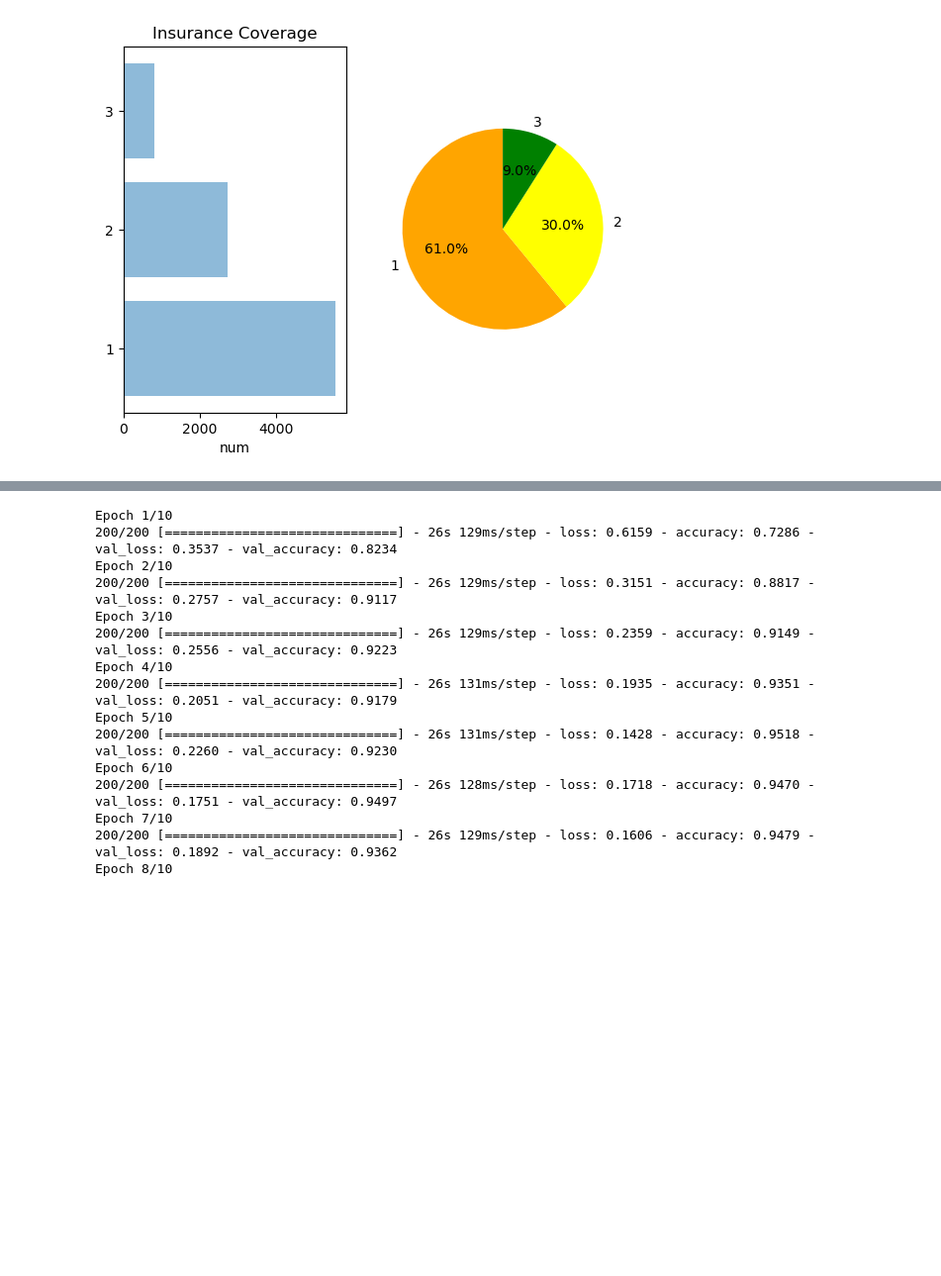
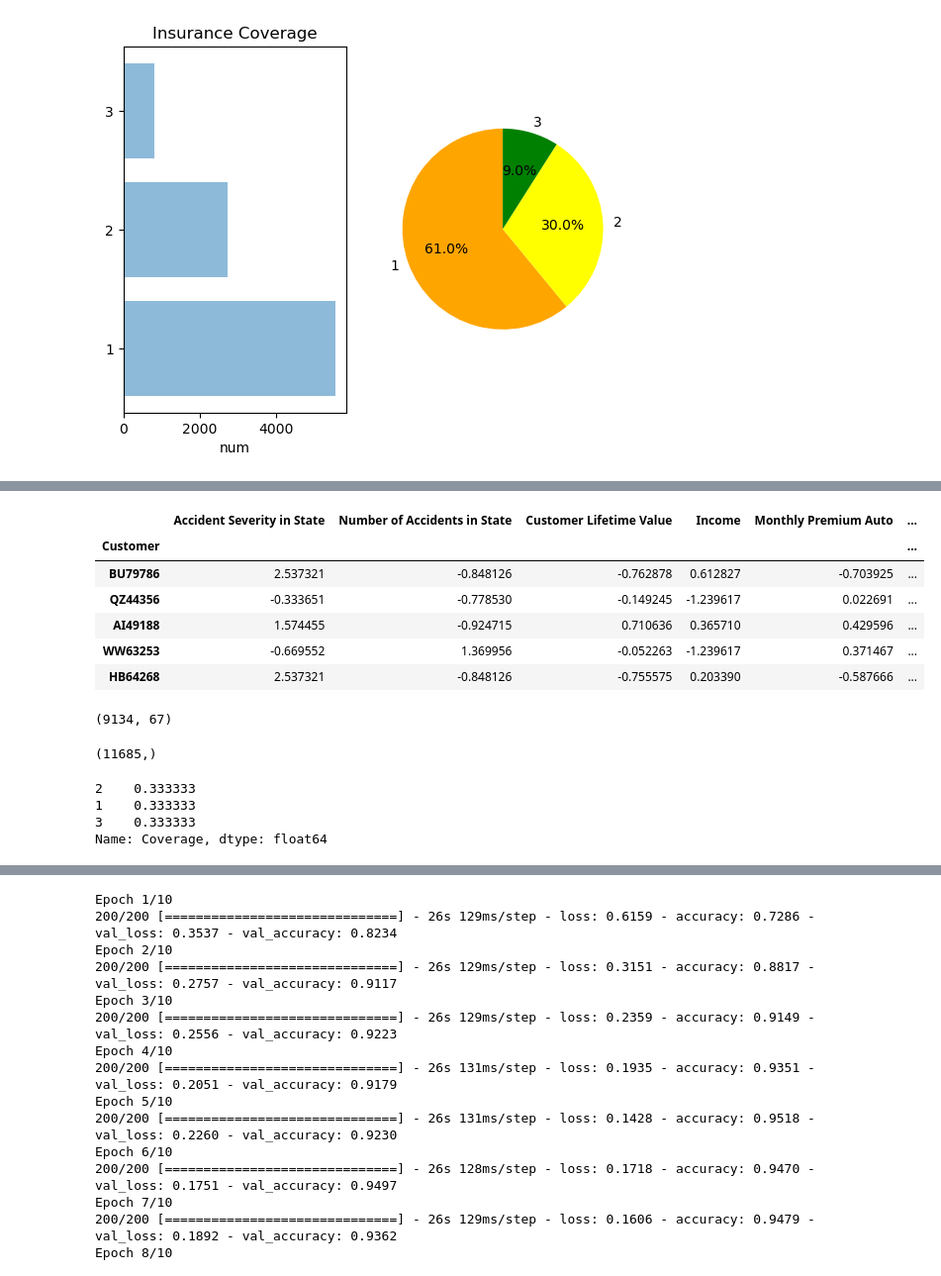
Before and after one commit to jiashaoxiong/4523-A-Group, a Jupyter notebook: WS_Part1.ipynb, the cells around one changed output, grey strips where cells are left out. Shown at 99% size. Drawn from its saved outputs; the diff is of its cells as text; code cells hidden in the pictures; blank space fills up the shorter version.

```diff
--- a/WS_Part1.ipynb
+++ b/WS_Part1.ipynb
@@ -190,7 +197,7 @@ Customer Lifetime Value     Customer Lifetime Value             NaN
 dtype: float64
 # %%
 #as it indicated, obvioudly gender and response only have two possibilities for each of them, so we can delete Gender_M and Response_No
-df_transfered.drop(['Gender_M',  'Response_No'], axis = 1, inplace = True)
+df_transfered.drop(['Gender_M',  'Response_No', 'State Abbreviation_CA'], axis = 1, inplace = True)
 # %%
 #use label encoder to transfer the class column and get the train/test
 def prepare_data(df):
@@ -285,0 +332,37 @@ Accuracy Score : 0.5702298431229478
+# %%
+
+new_cat_col = [x for x in list(df_transfered.columns) if x not in num_list and x not in ['Coverage']]
+df_SMOTE = pd.concat([df_transfered[num_list], df_transfered[new_cat_col], df_transfered['Coverage']], axis = 1)
+df_SMOTE.head()
+# %% [output]
+|  | Accident Severity in State | Number of Accidents in State | Customer Lifetime Value | Income | Monthly Premium Auto | ... |
+| Customer |  |  |  |  |  | ... |
+| BU79786 | 2.537321 | -0.848126 | -0.762878 | 0.612827 | -0.703925 | ... |
+| QZ44356 | -0.333651 | -0.778530 | -0.149245 | -1.239617 | 0.022691 | ... |
+| AI49188 | 1.574455 | -0.924715 | 0.710636 | 0.365710 | 0.429596 | ... |
+| WW63253 | -0.669552 | 1.369956 | -0.052263 | -1.239617 | 0.371467 | ... |
+| HB64268 | 2.537321 | -0.848126 | -0.755575 | 0.203390 | -0.587666 | ... |
+# %%
+df_SMOTE.shape
+# %% [output]
+(9134, 67)
+# %%
+y = df_SMOTE['Coverage']
+X = df_SMOTE.iloc[:, :-1]
+X_train, X_test, y_train, y_test = train_test_split(X, y, test_size = 0.3, random_state=42)
+
+cat_index = list(range(len(num_list),66))
+sm = SMOTENC(categorical_features=cat_index, random_state=42, sampling_strategy={1: 3895, 2: 3895, 3: 3895})
+X_train_S, y_train_S = sm.fit_resample(X_train, y_train)
+
+#Find out the new target incidency rate.
+y_train_S.shape
+# %% [output]
+(11685,)
+# %%
+y_train_S.value_counts(normalize=True) #proportion of coverage after SMOTENC
+# %% [output]
+2    0.333333
+1    0.333333
+3    0.333333
+Name: Coverage, dtype: float64
```
Also changed, not shown: parts of 12 cells of this notebook.
